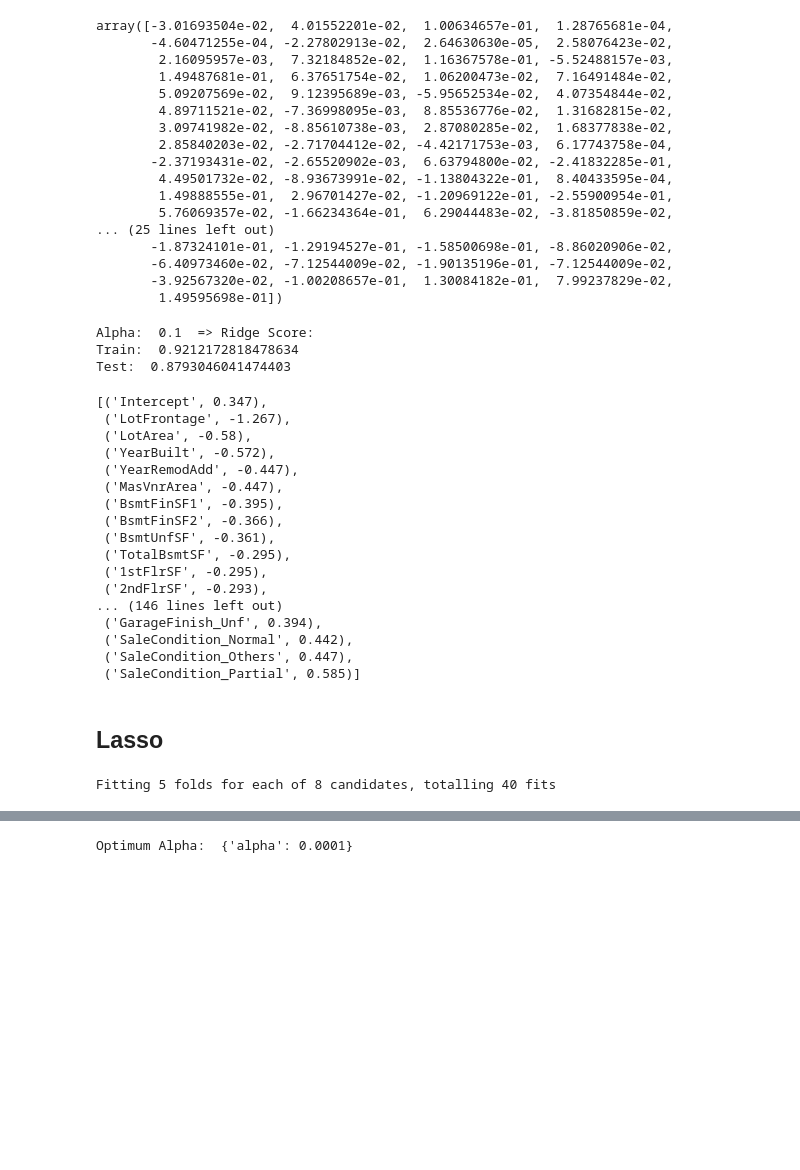
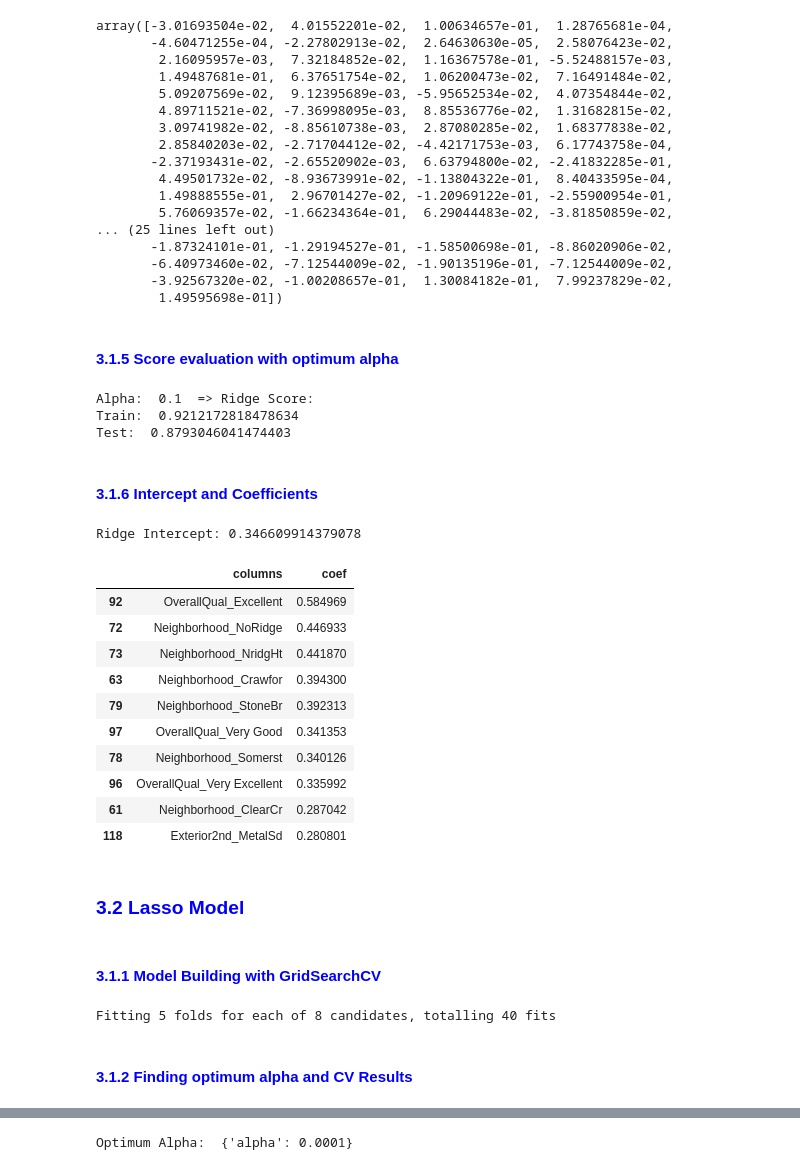
Before and after one commit to sarpsl/SurpriseHousing, a Jupyter notebook: AdvancedRegression.ipynb, the cells around one changed output, grey strips where cells are left out. Saved outputs shown, nothing was run; the diff lists cells and outputs as text; code cells hidden in the pictures; blank space fills up the shorter version.

```diff
--- a/AdvancedRegression.ipynb
+++ b/AdvancedRegression.ipynb
@@ -631,6 +656,8 @@ array([-3.01693504e-02,  4.01552201e-02,  1.00634657e-01,  1.28765681e-04,
        -6.40973460e-02, -7.12544009e-02, -1.90135196e-01, -7.12544009e-02,
        -3.92567320e-02, -1.00208657e-01,  1.30084182e-01,  7.99237829e-02,
         1.49595698e-01])
+# %% [markdown]
+#### <font color='blue'>3.1.5 Score evaluation with optimum alpha</font>
 # %%
 # print ridge score with optimum alpha
 print('Alpha: ', optimum_alpha['alpha'], ' => Ridge Score:')
@@ -640,32 +667,32 @@ print('Test: ' , ridge.score(X_test,y_test))
 Alpha:  0.1  => Ridge Score:
 Train:  0.9212172818478634
 Test:  0.8793046041474403
-# %%
-# listing Ridge Model parameters
-model_params = list(sorted(ridge.coef_))
-model_params.insert(0, ridge.intercept_)
-model_params = [round(x, 3) for x in model_params]
-columns = X.columns
-columns = columns.insert(0, "Intercept")
-list(zip(columns, model_params))
-# %% [output]
-[('Intercept', 0.347),
- ('LotFrontage', -1.267),
- ('LotArea', -0.58),
- ('YearBuilt', -0.572),
- ('YearRemodAdd', -0.447),
- ('MasVnrArea', -0.447),
- ('BsmtFinSF1', -0.395),
- ('BsmtFinSF2', -0.366),
- ('BsmtUnfSF', -0.361),
- ('TotalBsmtSF', -0.295),
- ('1stFlrSF', -0.295),
- ('2ndFlrSF', -0.293),
-... (146 lines left out)
- ('GarageFinish_Unf', 0.394),
- ('SaleCondition_Normal', 0.442),
- ('SaleCondition_Others', 0.447),
- ('SaleCondition_Partial', 0.585)]
-# %% [markdown]
-## Lasso
+# %% [markdown]
+#### <font color='blue'>3.1.6 Intercept and Coefficients</font>
+# %%
+# Ridge model coefficients
+model_params_df = pd.DataFrame([])
+model_params_df['columns'] = list(df_train.columns)
+model_params_df['coef'] = ridge.coef_
+
+model_params_df = model_params_df.sort_values(by='coef', ascending=False)
+print('Ridge Intercept:', ridge.intercept_)
+model_params_df.head(10)
+# %% [output]
+Ridge Intercept: 0.346609914379078
+|  | columns | coef |
+| 92 | OverallQual_Excellent | 0.584969 |
+| 72 | Neighborhood_NoRidge | 0.446933 |
+| 73 | Neighborhood_NridgHt | 0.441870 |
+| 63 | Neighborhood_Crawfor | 0.394300 |
+| 79 | Neighborhood_StoneBr | 0.392313 |
+| 97 | OverallQual_Very Good | 0.341353 |
+| 78 | Neighborhood_Somerst | 0.340126 |
+| 96 | OverallQual_Very Excellent | 0.335992 |
+| 61 | Neighborhood_ClearCr | 0.287042 |
+| 118 | Exterior2nd_MetalSd | 0.280801 |
+# %% [markdown]
+### <font color='blue'>3.2 Lasso Model</font>
+# %% [markdown]
+#### <font color='blue'>3.1.1 Model Building with GridSearchCV</font>
 # %%
@@ -685,6 +711,8 @@ model_cv.fit(X_train, y_train)
 optimum_alpha = model_cv.best_params_
 # %% [output]
 Fitting 5 folds for each of 8 candidates, totalling 40 fits
+# %% [markdown]
+#### <font color='blue'>3.1.2 Finding optimum alpha and CV Results</font>
 # %%
 print('Optimum Alpha: ', optimum_alpha)
 cv_results = pd.DataFrame(model_cv.cv_results_)
```
Also changed, not shown: parts of 74 cells of this notebook.
